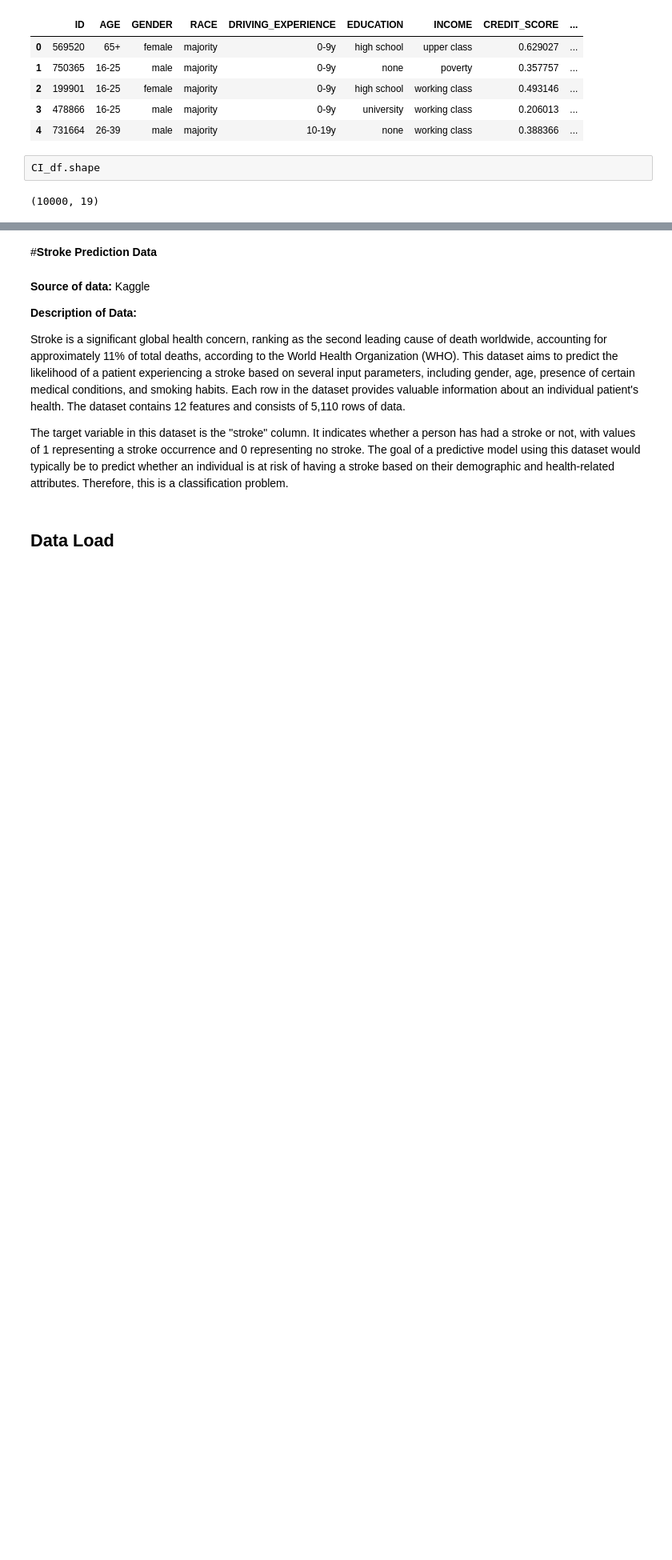
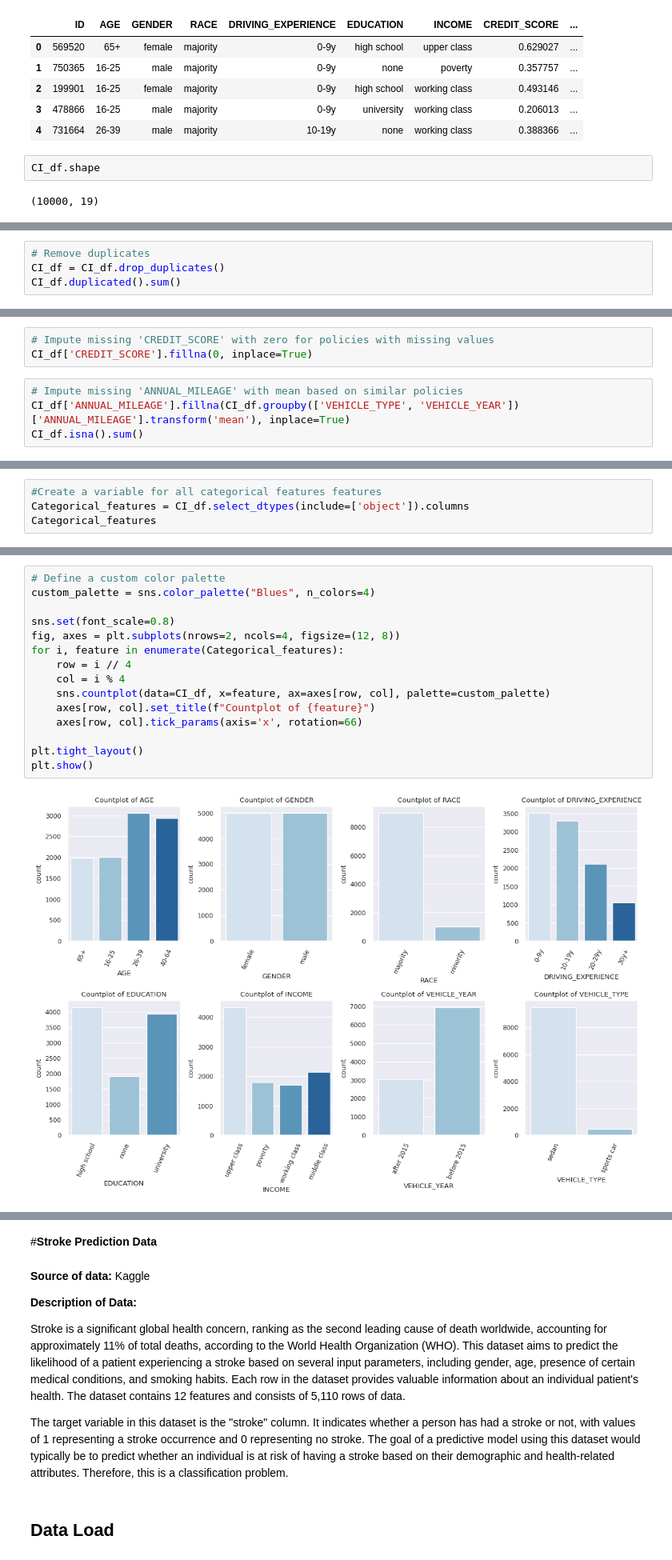
Before and after one commit to LeratoMatlala1/Car-Insurance-Claims-Classification, a Jupyter notebook: Project_2.ipynb, the cells around one changed output, grey strips where cells are left out. Shown at 80% size. Saved outputs shown, nothing was run; the diff lists cells and outputs as text; blank space fills up the shorter version.

```diff
--- a/Project_2.ipynb
+++ b/Project_2.ipynb
@@ -38,0 +155,4 @@ CI_df.shape
+# %%
+# Remove duplicates
+CI_df = CI_df.drop_duplicates()
+CI_df.duplicated().sum()
@@ -38,0 +205,7 @@ CI_df.shape
+# %%
+# Impute missing 'CREDIT_SCORE' with zero for policies with missing values
+CI_df['CREDIT_SCORE'].fillna(0, inplace=True)
+# %%
+# Impute missing 'ANNUAL_MILEAGE' with mean based on similar policies
+CI_df['ANNUAL_MILEAGE'].fillna(CI_df.groupby(['VEHICLE_TYPE', 'VEHICLE_YEAR'])['ANNUAL_MILEAGE'].transform('mean'), inplace=True)
+CI_df.isna().sum()
@@ -38,0 +238,4 @@ CI_df.shape
+# %%
+#Create a variable for all categorical features features
+Categorical_features = CI_df.select_dtypes(include=['object']).columns
+Categorical_features
@@ -38,0 +246,17 @@ CI_df.shape
+# %%
+# Define a custom color palette
+custom_palette = sns.color_palette("Blues", n_colors=4)
+
+sns.set(font_scale=0.8)
+fig, axes = plt.subplots(nrows=2, ncols=4, figsize=(12, 8))
+for i, feature in enumerate(Categorical_features):
+    row = i // 4
+    col = i % 4
+    sns.countplot(data=CI_df, x=feature, ax=axes[row, col], palette=custom_palette)
+    axes[row, col].set_title(f"Countplot of {feature}")
+    axes[row, col].tick_params(axis='x', rotation=66)
+
+plt.tight_layout()
+plt.show()
+# %% [output]
+[figure, added]
```
Also changed, not shown: parts of 33 cells of this notebook.
